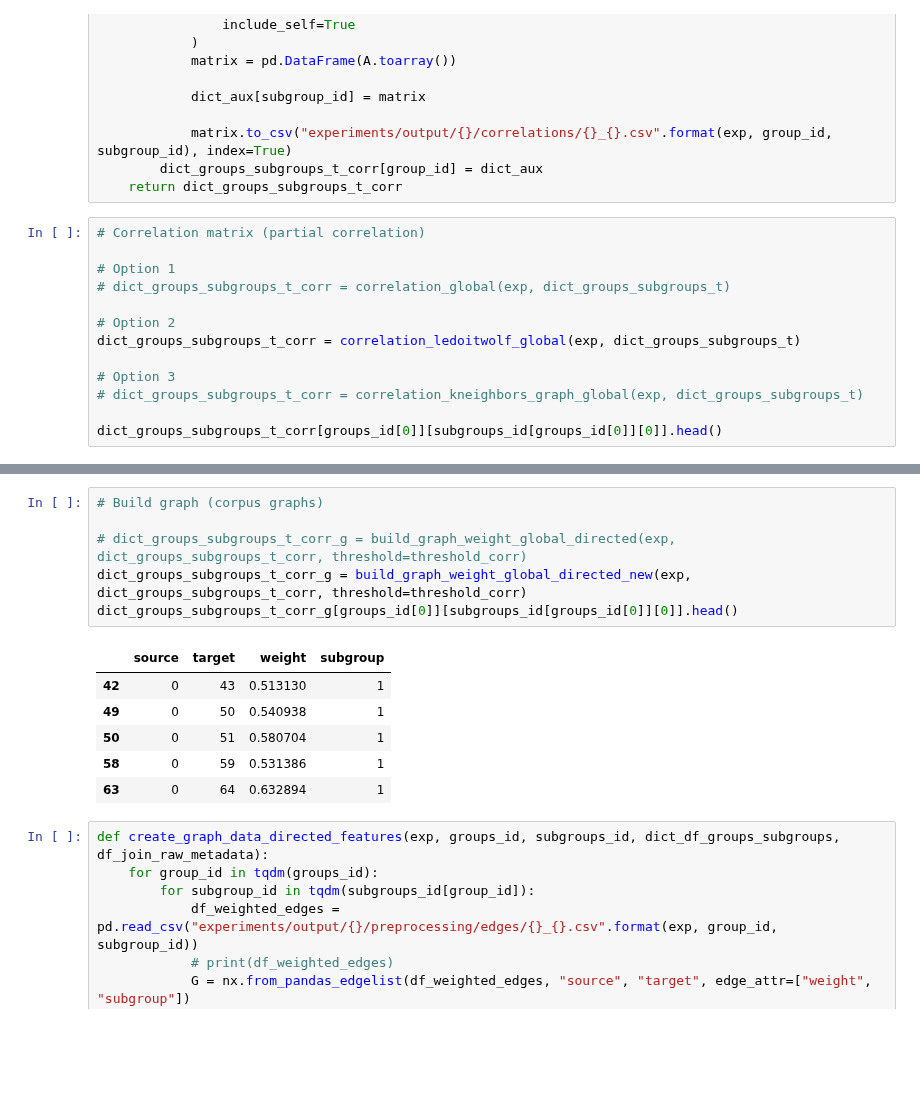
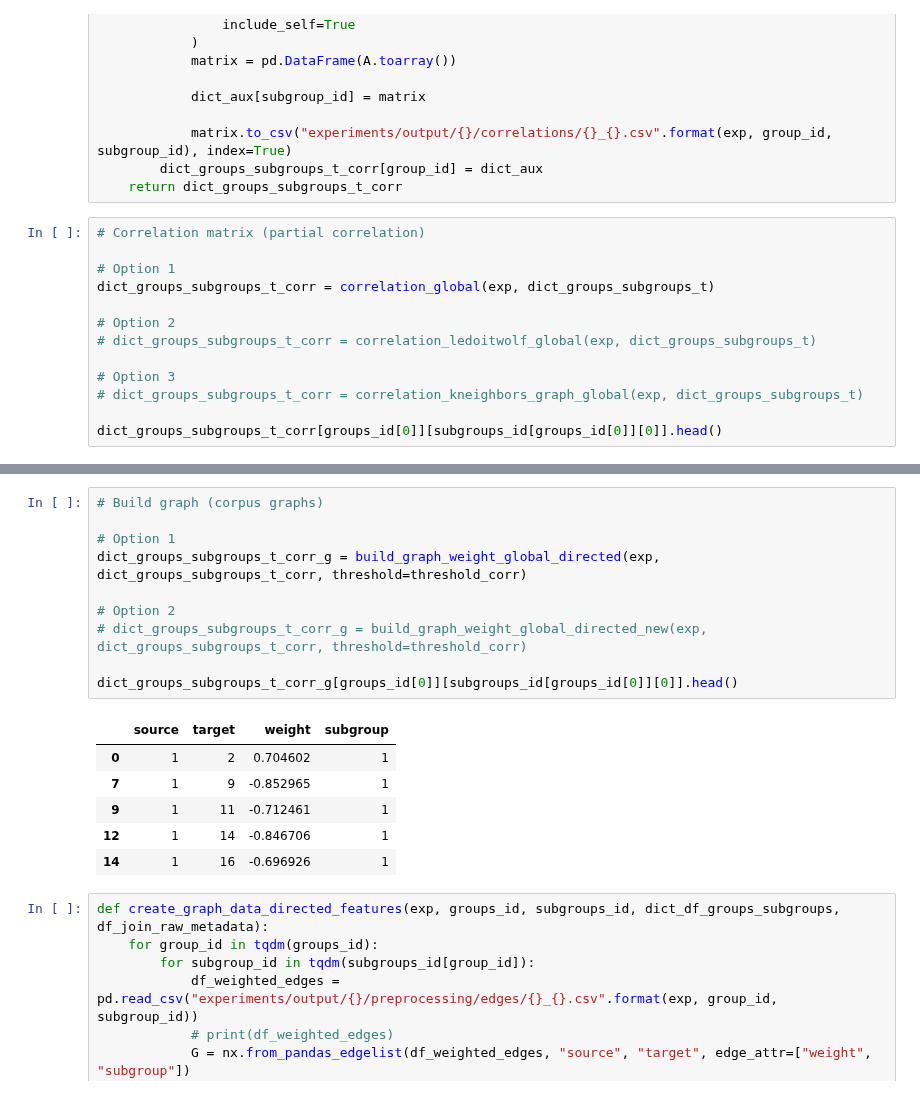
Before and after one commit to win7/T-GAE_PyG, a Jupyter notebook: r2_preprocessing_MS.ipynb, the cells around one changed output, grey strips where cells are left out. Cells and saved outputs as stored; diff of their text form; blank space fills up the shorter version.

```diff
--- a/r2_preprocessing_MS.ipynb
+++ b/r2_preprocessing_MS.ipynb
@@ -180,10 +180,10 @@ def correlation_kneighbors_graph_global(exp, dict_groups_subgroups_t):
 # Correlation matrix (partial correlation)
 
 # Option 1
-# dict_groups_subgroups_t_corr = correlation_global(exp, dict_groups_subgroups_t)
+dict_groups_subgroups_t_corr = correlation_global(exp, dict_groups_subgroups_t)
 
 # Option 2
-dict_groups_subgroups_t_corr = correlation_ledoitwolf_global(exp, dict_groups_subgroups_t)
+# dict_groups_subgroups_t_corr = correlation_ledoitwolf_global(exp, dict_groups_subgroups_t)
 
 # Option 3
 # dict_groups_subgroups_t_corr = correlation_kneighbors_graph_global(exp, dict_groups_subgroups_t)
@@ -278,16 +272,20 @@ def build_graph_weight_global_directed_new(exp, dict_groups_subgroups_t_corr, th
 # %%
 # Build graph (corpus graphs)
 
-# dict_groups_subgroups_t_corr_g = build_graph_weight_global_directed(exp, dict_groups_subgroups_t_corr, threshold=threshold_corr)
-dict_groups_subgroups_t_corr_g = build_graph_weight_global_directed_new(exp, dict_groups_subgroups_t_corr, threshold=threshold_corr)
+# Option 1
+dict_groups_subgroups_t_corr_g = build_graph_weight_global_directed(exp, dict_groups_subgroups_t_corr, threshold=threshold_corr)
+
+# Option 2
+# dict_groups_subgroups_t_corr_g = build_graph_weight_global_directed_new(exp, dict_groups_subgroups_t_corr, threshold=threshold_corr)
+
 dict_groups_subgroups_t_corr_g[groups_id[0]][subgroups_id[groups_id[0]][0]].head()
 # %% [output]
 |  | source | target | weight | subgroup |
-| 42 | 0 | 43 | 0.513130 | 1 |
-| 49 | 0 | 50 | 0.540938 | 1 |
-| 50 | 0 | 51 | 0.580704 | 1 |
-| 58 | 0 | 59 | 0.531386 | 1 |
-| 63 | 0 | 64 | 0.632894 | 1 |
+| 0 | 1 | 2 | 0.704602 | 1 |
+| 7 | 1 | 9 | -0.852965 | 1 |
+| 9 | 1 | 11 | -0.712461 | 1 |
+| 12 | 1 | 14 | -0.846706 | 1 |
+| 14 | 1 | 16 | -0.696926 | 1 |
 # %%
 def create_graph_data_directed_features(exp, groups_id, subgroups_id, dict_df_groups_subgroups, df_join_raw_metadata):
 	for group_id in tqdm(groups_id):
```
Also changed, not shown: parts of 5 cells of this notebook, 13 other files.
